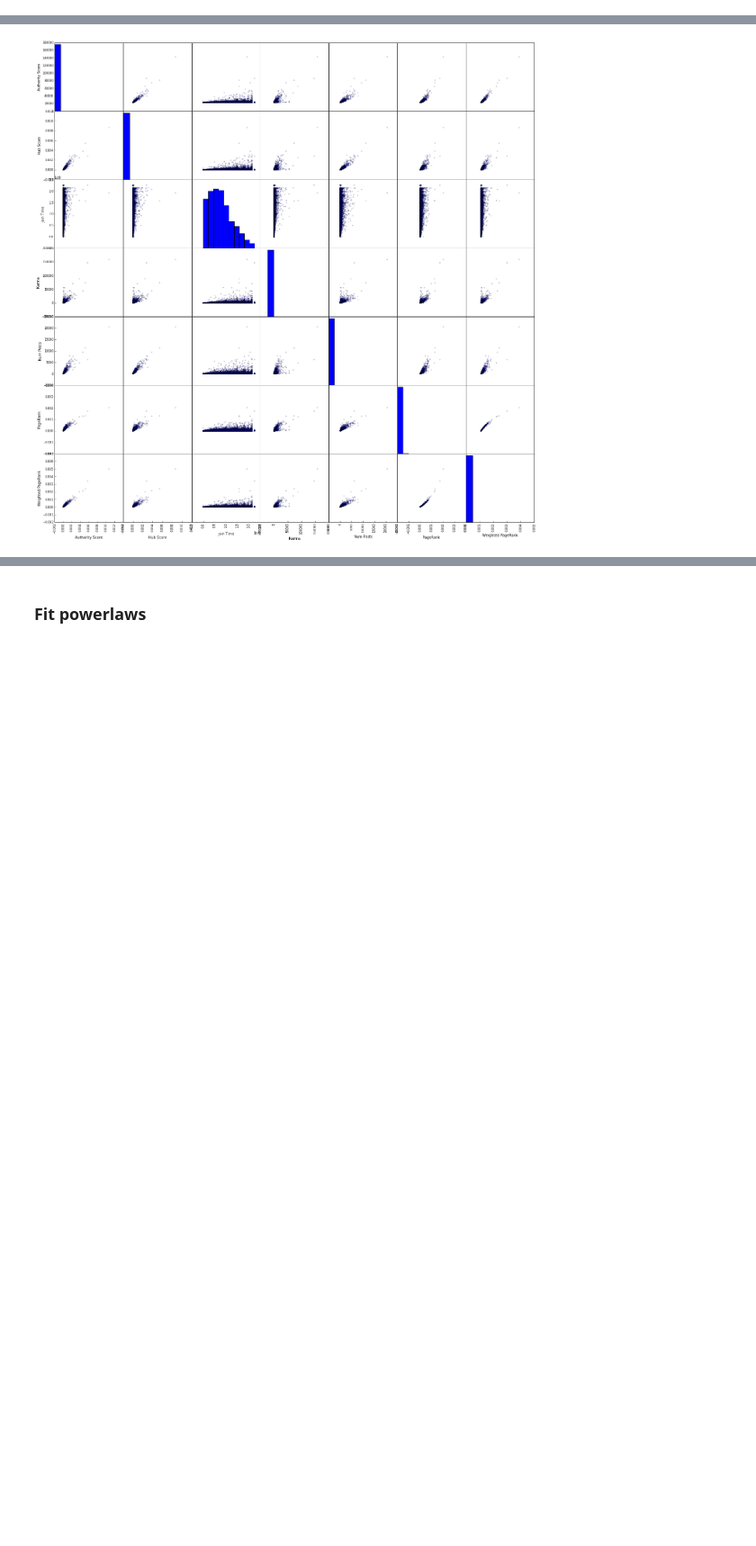
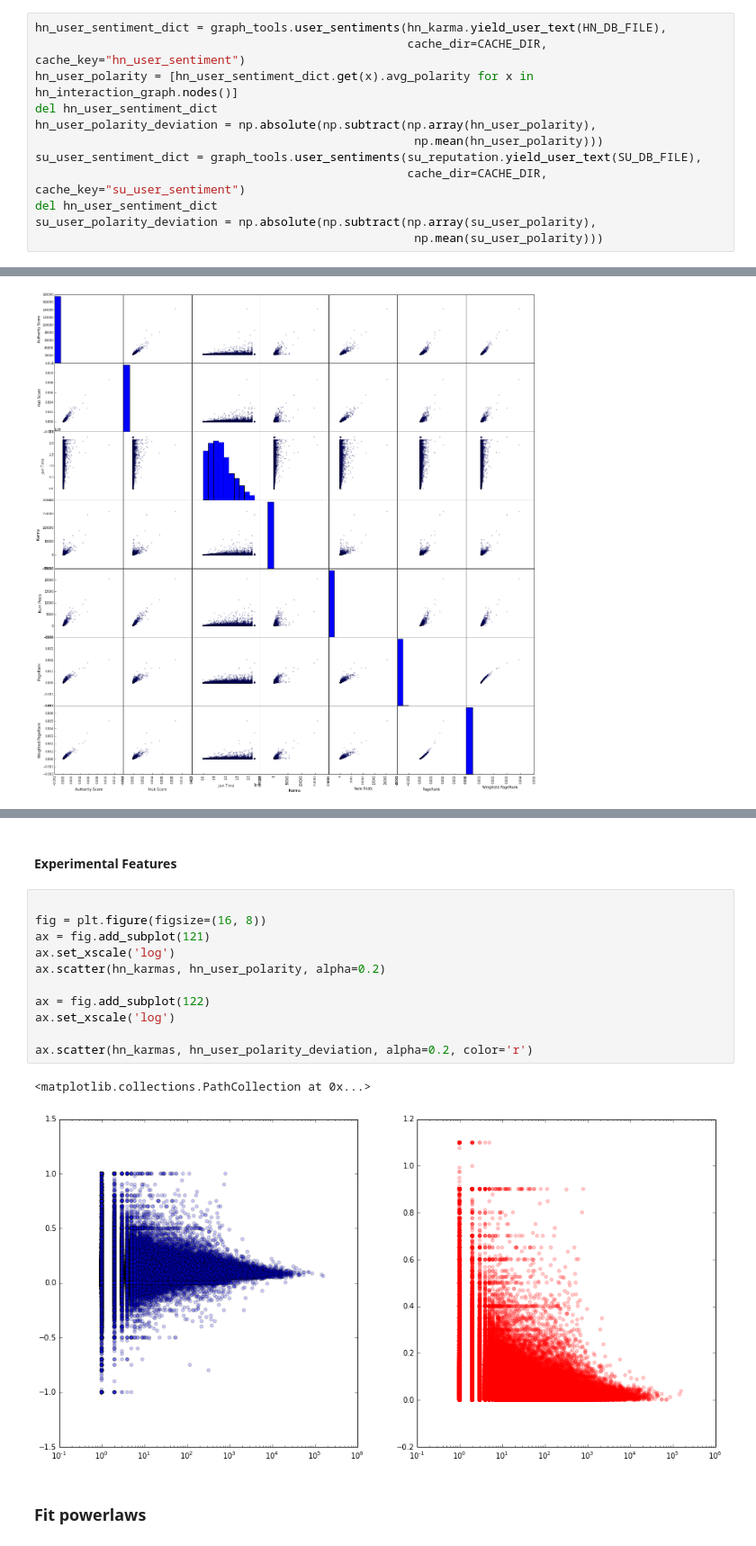
Before and after one commit to turtlesoupy/karma-prediction-cs224w, a Jupyter notebook: ipython/Karma.ipynb, the cells around one changed output, grey strips where cells are left out. Shown at 90% size. Drawn from its saved outputs; the diff is of its cells as text; blank space fills up the shorter version.

```diff
--- a/ipython/Karma.ipynb
+++ b/ipython/Karma.ipynb
@@ -226,3 +227,15 @@ hn_user_sentiment_dict = graph_tools.user_sentiments(hn_karma.yield_user_text(HN
+# %%
+hn_user_sentiment_dict = graph_tools.user_sentiments(hn_karma.yield_user_text(HN_DB_FILE),
+                                                     cache_dir=CACHE_DIR, cache_key="hn_user_sentiment")
+hn_user_polarity = [hn_user_sentiment_dict.get(x).avg_polarity for x in hn_interaction_graph.nodes()]
+del hn_user_sentiment_dict
+hn_user_polarity_deviation = np.absolute(np.subtract(np.array(hn_user_polarity),
+                                                      np.mean(hn_user_polarity)))
+su_user_sentiment_dict = graph_tools.user_sentiments(su_reputation.yield_user_text(SU_DB_FILE),
+                                                     cache_dir=CACHE_DIR, cache_key="su_user_sentiment")
+del hn_user_sentiment_dict
+su_user_polarity_deviation = np.absolute(np.subtract(np.array(su_user_polarity),
+                                                      np.mean(su_user_polarity)))
 # %% [markdown]
 ### Feature Correlations
 # %%
@@ -324,6 +337,22 @@ array([[<matplotlib.axes.AxesSubplot object at 0x...>,
         <matplotlib.axes.AxesSubplot object at 0x...>,
         <matplotlib.axes.AxesSubplot object at 0x...>]], dtype=object)
 [figure]
+# %% [markdown]
+#### Experimental Features
+# %%
+
+fig = plt.figure(figsize=(16, 8))
+ax = fig.add_subplot(121)
+ax.set_xscale('log')
+ax.scatter(hn_karmas, hn_user_polarity, alpha=0.2)
+
+ax = fig.add_subplot(122)
+ax.set_xscale('log')
+
+ax.scatter(hn_karmas, hn_user_polarity_deviation, alpha=0.2, color='r')
+# %% [output]
+<matplotlib.collections.PathCollection at 0x...>
+[figure, added]
 # %% [markdown]
 ### Fit powerlaws
 # %%
```
Also changed, not shown: parts of 4 cells of this notebook, 1 other file.
